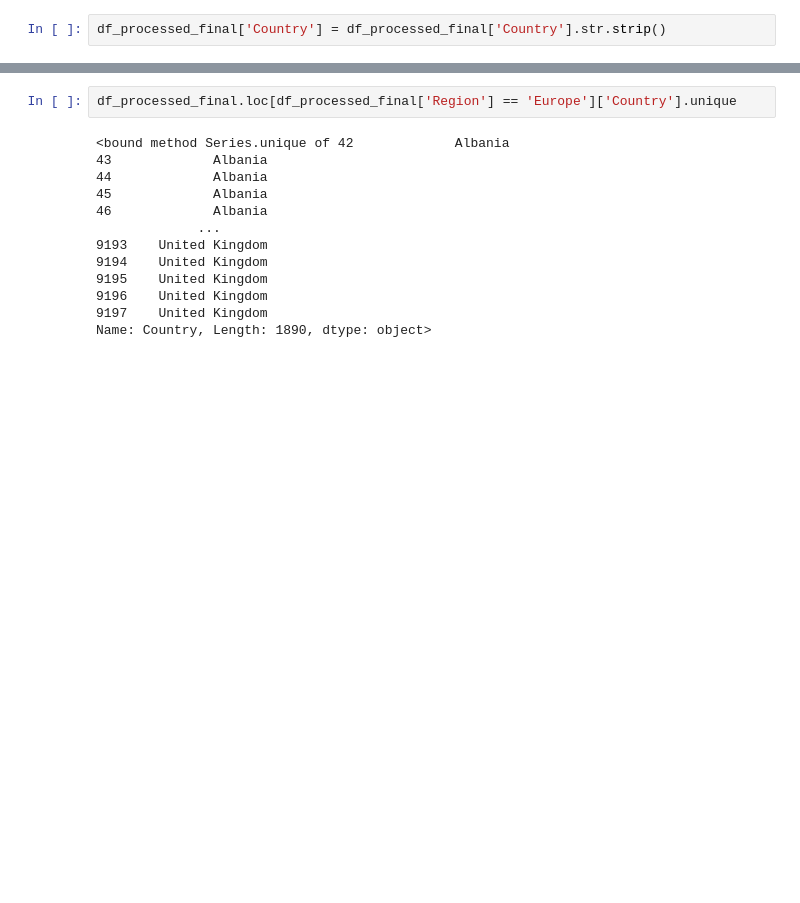
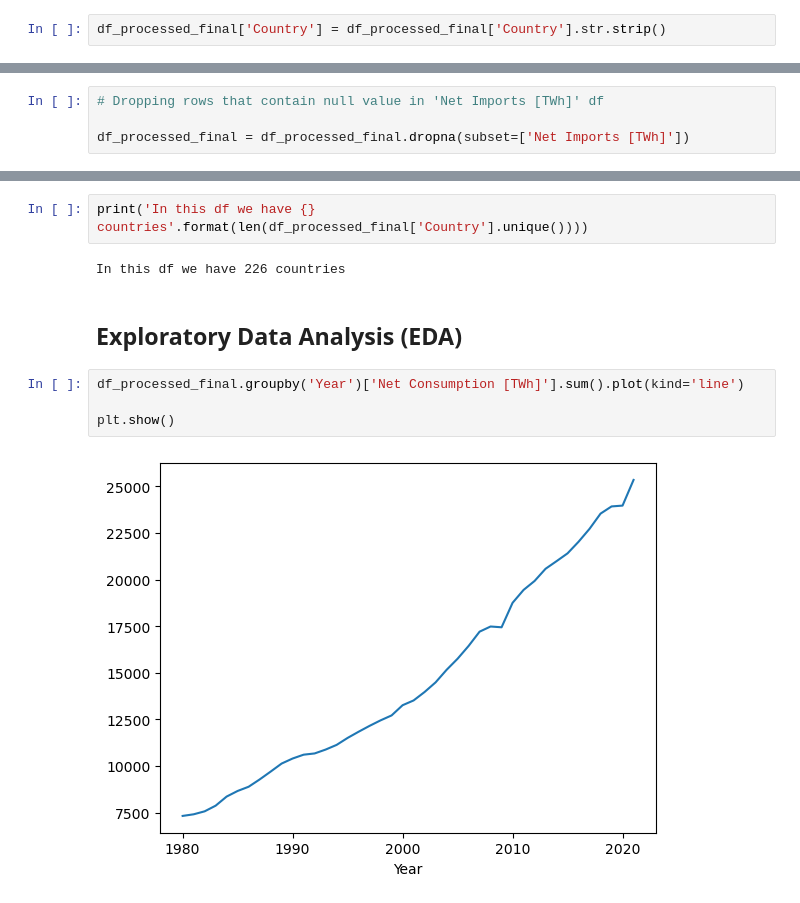
Before and after one commit to endritmustafa96/Global-Electricity-Consumption, a Jupyter notebook: 1. Notebook/Global_Electricity_Consumption.ipynb, the cells around one changed output, grey strips where cells are left out. Drawn from its saved outputs; the diff is of its cells as text; blank space fills up the shorter version.

```diff
--- a/1. Notebook/Global_Electricity_Consumption.ipynb
+++ b/1. Notebook/Global_Electricity_Consumption.ipynb
@@ -157,0 +233,4 @@ df_processed_final['Country'] = df_processed_final['Country'].str.strip()
+# %%
+# Dropping rows that contain null value in 'Net Imports [TWh]' df
+
+df_processed_final = df_processed_final.dropna(subset=['Net Imports [TWh]'])
@@ -158,18 +409,15 @@ df_processed_final['Country'] = df_processed_final['Country'].str.strip()
 # %%
-df_processed_final.loc[df_processed_final['Region'] == 'Europe']['Country'].unique
+print('In this df we have {} countries'.format(len(df_processed_final['Country'].unique())))
 # %% [output]
-<bound method Series.unique of 42             Albania
-43             Albania
-44             Albania
-45             Albania
-46             Albania
-             ...
-9193    United Kingdom
-9194    United Kingdom
-9195    United Kingdom
-9196    United Kingdom
-9197    United Kingdom
-Name: Country, Length: 1890, dtype: object>
+In this df we have 226 countries
+# %% [markdown]
+## Exploratory Data Analysis (EDA)
+# %%
+df_processed_final.groupby('Year')['Net Consumption [TWh]'].sum().plot(kind='line')
+
+plt.show()
+# %% [output]
+[figure, added]
 # %%
 df_processed_final.loc[df_processed_final['Country'] == 'Albania']
 # %% [output]
```
Also changed, not shown: parts of 27 cells of this notebook.
